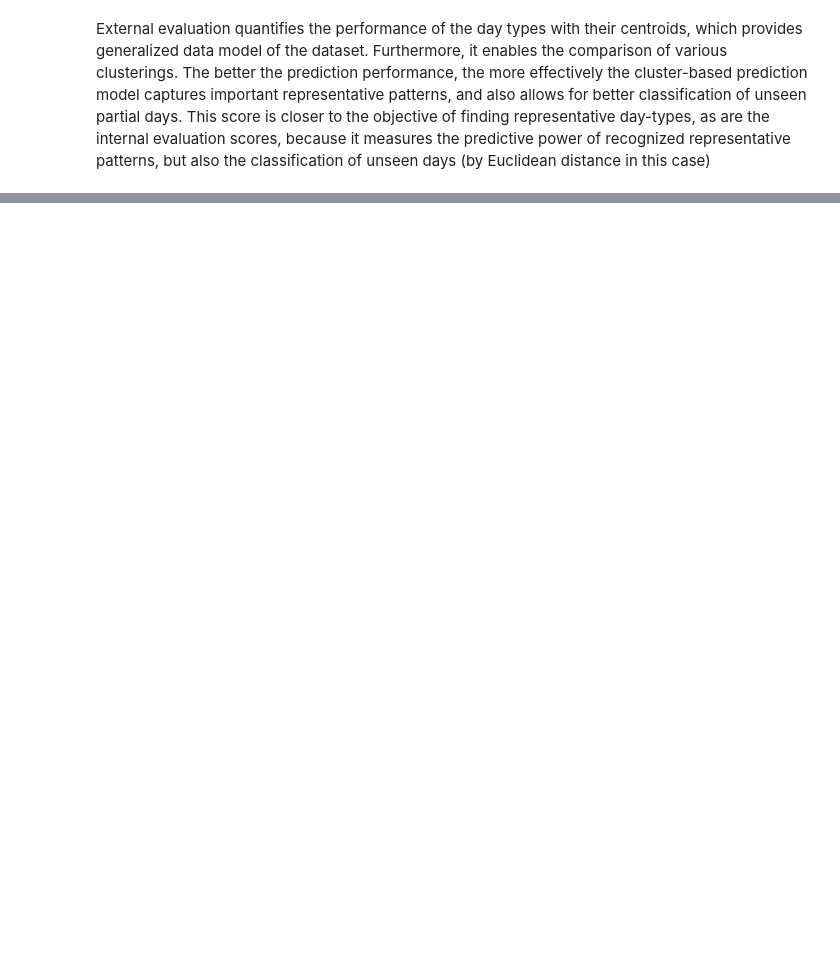
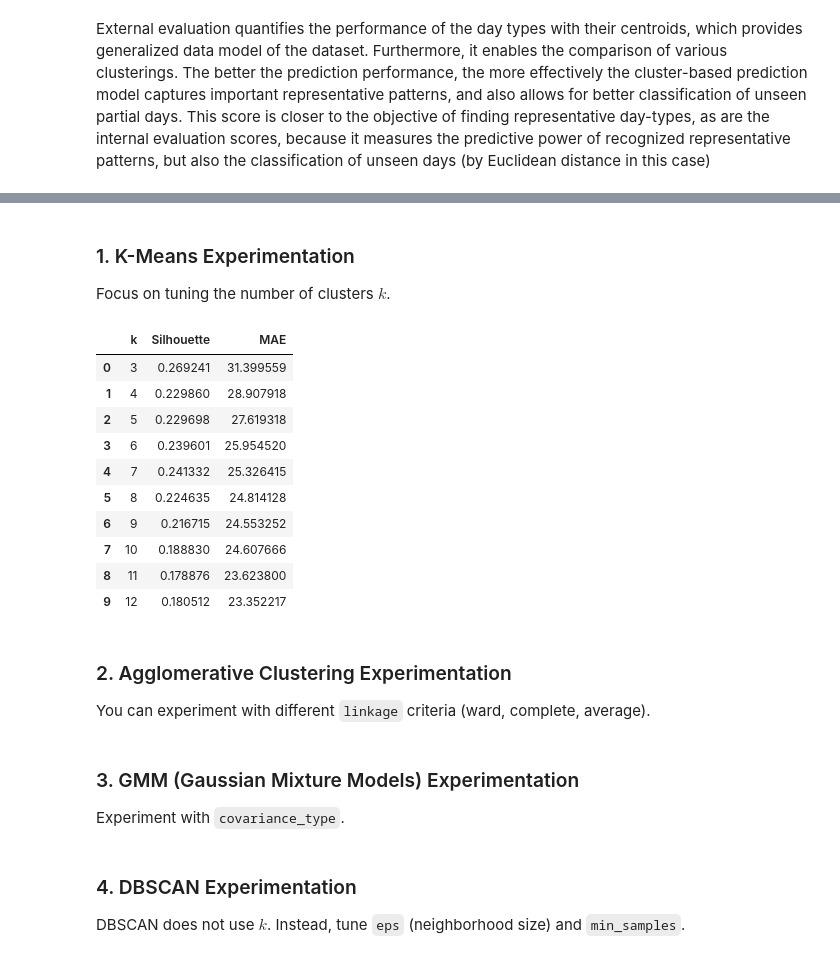
Before and after one commit to martinroth25/ai_transportation_course, a Jupyter notebook: Exercise_5_Clustering/exercise_5_clustering.ipynb, the cells around one changed output, grey strips where cells are left out. Drawn from its saved outputs; the diff is of its cells as text; code cells hidden in the pictures; blank space fills up the shorter version.

```diff
--- a/Exercise_5_Clustering/exercise_5_clustering.ipynb
+++ b/Exercise_5_Clustering/exercise_5_clustering.ipynb
@@ -823,0 +825,38 @@ External evaluation quantifies the performance of the day types with their centr
+# %% [markdown]
+### 1. K-Means Experimentation
+Focus on tuning the number of clusters $k$.
+# %%
+results_kmeans = []
+for k in range(3, 13):
+    model = KMeans(n_clusters=k, random_state=0, n_init='auto').fit(vectorized_day_dataset_no_nans)
+    labels = model.labels_
+    centroids_list = [model.cluster_centers_[i].reshape(1, -1) for i in range(k)]
+
+    # Evaluation logic
+    s_score = silhouette_score(vectorized_day_dataset_no_nans, labels)
+    total_mae = 0
+    prediction_counts = 0
+    for i in range(ndays_eval_not_nans):
+        for j in range(n_past_intervals_for_classification, nintvals - 1):
+            idx = find_the_closest_centroid(centroids_list, vectorized_day_dataset_no_nans_eval[i].reshape(1, nintvals), j - n_past_intervals_for_classification, j)
+            total_mae += abs(centroids_list[idx][0, j + 1] - vectorized_day_dataset_no_nans_eval[i][j + 1])
+            prediction_counts += 1
+
+    results_kmeans.append({'k': k, 'Silhouette': s_score, 'MAE': total_mae / prediction_counts})
+
+display(pd.DataFrame(results_kmeans))
+# %% [output]
+|  | k | Silhouette | MAE |
+| 0 | 3 | 0.269241 | 31.399559 |
+| 1 | 4 | 0.229860 | 28.907918 |
+| 2 | 5 | 0.229698 | 27.619318 |
+| 3 | 6 | 0.239601 | 25.954520 |
+| 4 | 7 | 0.241332 | 25.326415 |
+| 5 | 8 | 0.224635 | 24.814128 |
+| 6 | 9 | 0.216715 | 24.553252 |
+| 7 | 10 | 0.188830 | 24.607666 |
+| 8 | 11 | 0.178876 | 23.623800 |
+| 9 | 12 | 0.180512 | 23.352217 |
+# %% [markdown]
+### 2. Agglomerative Clustering Experimentation
+You can experiment with different `linkage` criteria (ward, complete, average).
@@ -823,0 +884,3 @@ External evaluation quantifies the performance of the day types with their centr
+# %% [markdown]
+### 3. GMM (Gaussian Mixture Models) Experimentation
+Experiment with `covariance_type`.
@@ -823,0 +908,3 @@ External evaluation quantifies the performance of the day types with their centr
+# %% [markdown]
+### 4. DBSCAN Experimentation
+DBSCAN does not use $k$. Instead, tune `eps` (neighborhood size) and `min_samples`.
```
Also changed, not shown: parts of 12 cells of this notebook.
